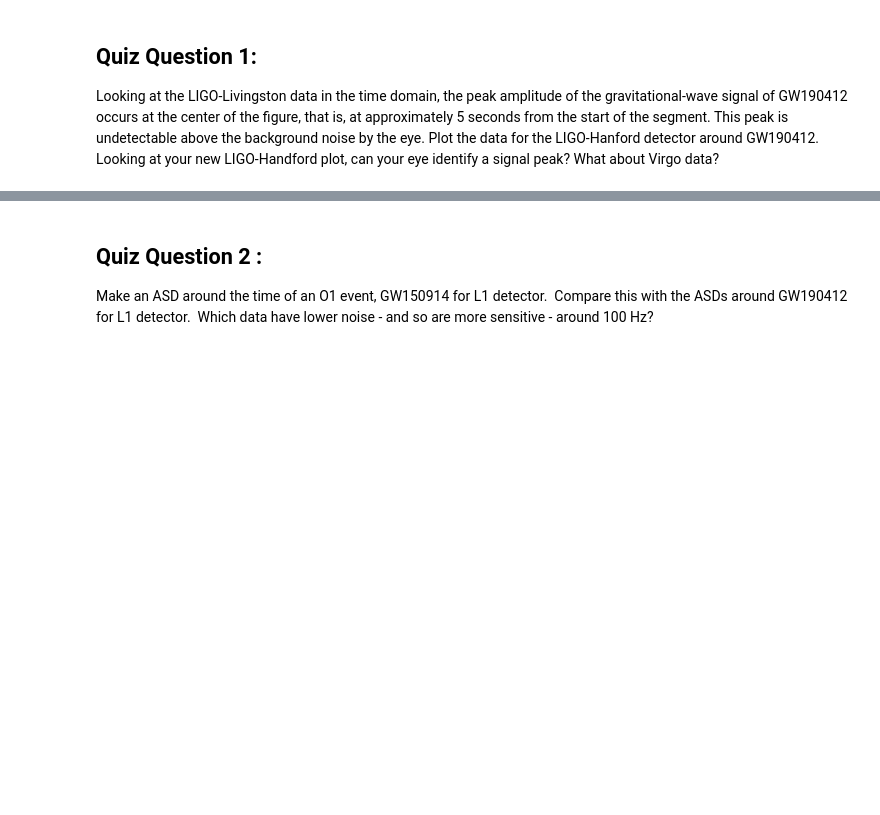
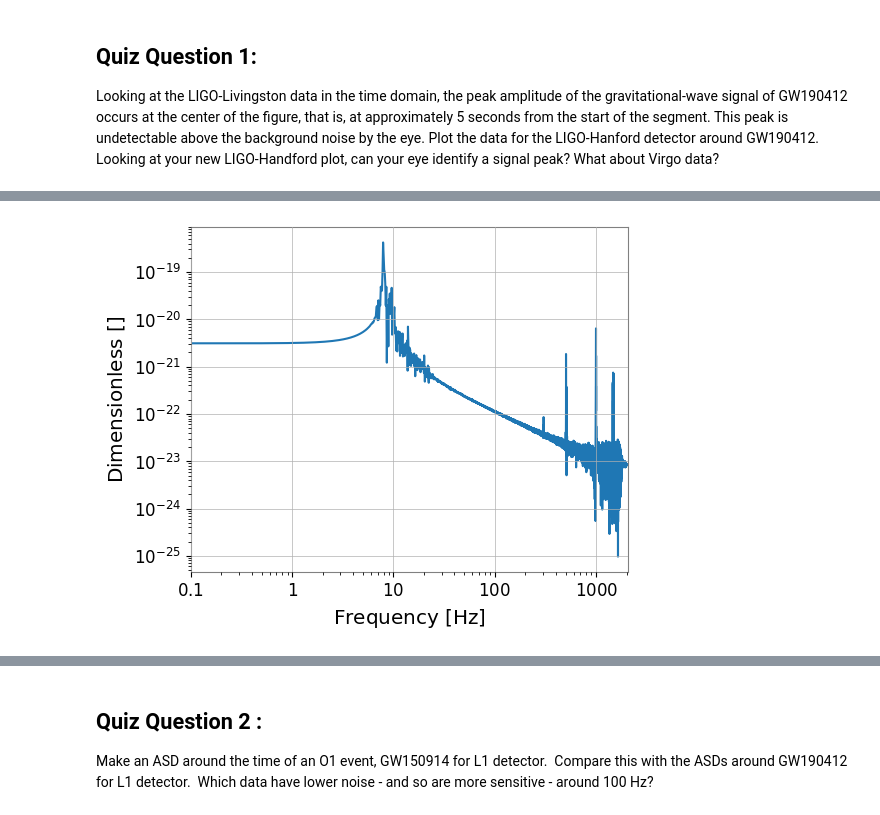
Before and after one commit to Ritvik179/GWOSC, a Jupyter notebook: Tuto_1_2_Open_Data_access_with_GWpy.ipynb, the cells around one changed output, grey strips where cells are left out. Cells and saved outputs as stored; diff of their text form; code cells hidden in the pictures; blank space fills up the shorter version.

```diff
--- a/Tuto_1_2_Open_Data_access_with_GWpy.ipynb
+++ b/Tuto_1_2_Open_Data_access_with_GWpy.ipynb
@@ -250,0 +300,3 @@ Looking at the LIGO-Livingston data in the time domain, the peak amplitude of th
+# %%
+fft1 = hdata.fft()
+print(fft1)
@@ -250,0 +316,5 @@ Looking at the LIGO-Livingston data in the time domain, the peak amplitude of th
+# %%
+plot = fft1.abs().plot(xscale="log", yscale="log")
+plot.show(warn=False)
+# %% [output]
+[figure, added]
```
Also changed, not shown: parts of 30 cells of this notebook.
